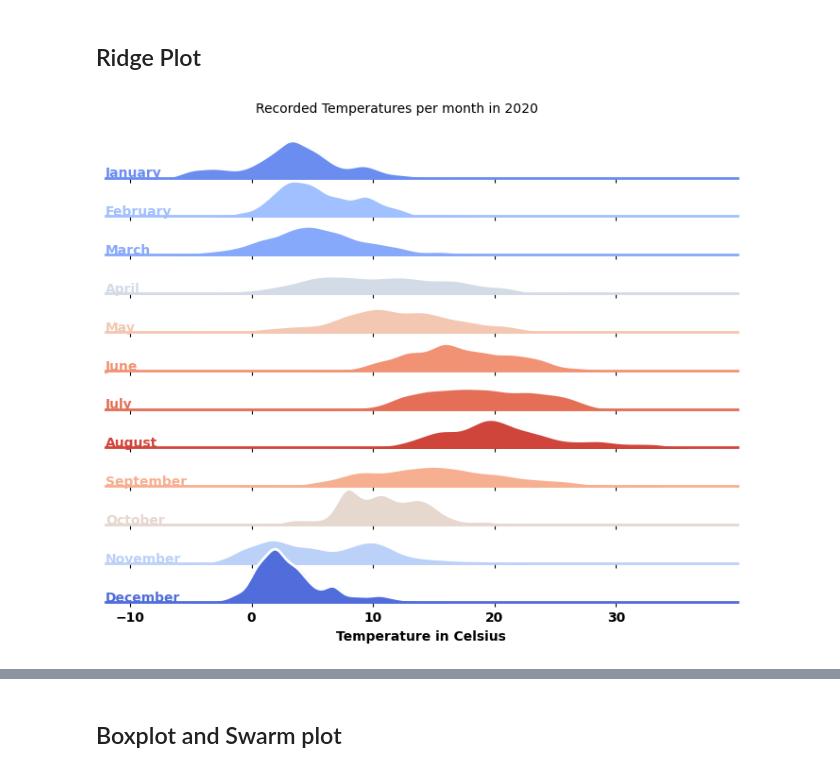
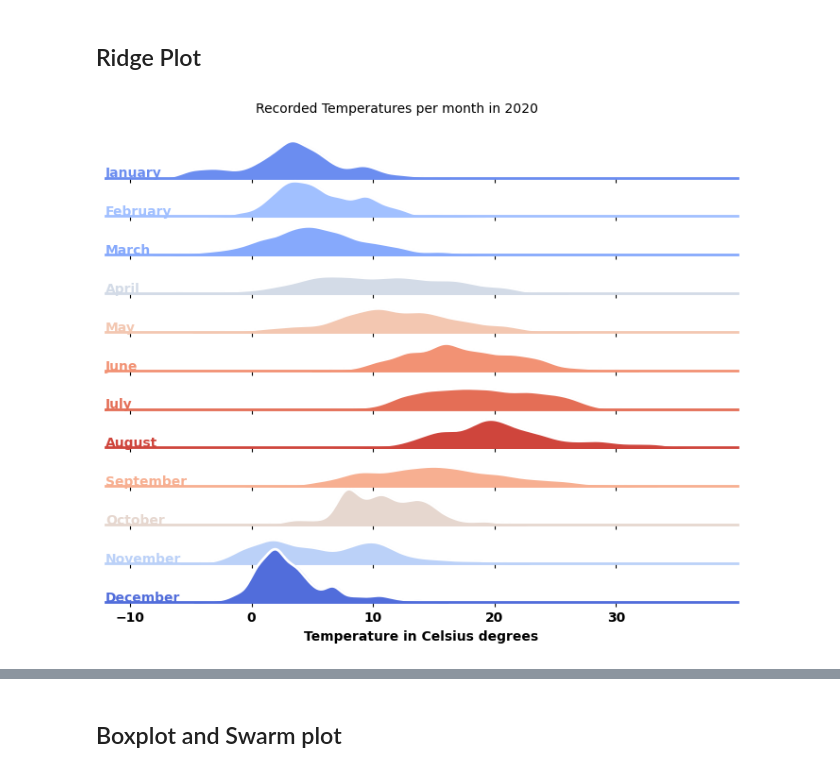
Before and after one commit to achrafkr/Data-Visualization, a Jupyter notebook: Notebooks/Weather_analysis.ipynb, the cells around one changed output, grey strips where cells are left out. Saved outputs shown, nothing was run; the diff lists cells and outputs as text; code cells hidden in the pictures.

```diff
--- a/Notebooks/Weather_analysis.ipynb
+++ b/Notebooks/Weather_analysis.ipynb
@@ -96,11 +96,11 @@ def display_ridge_plot(data, category, hour, minute, second=[0], day=list(range(
 # %%
 %%time
 hour = list(range(24))
 minute = list(range(60))
 title = "Recorded Temperatures per month in 2020"
-label = "Temperature in Celsius"
+label = "Temperature in Celsius degrees"
 args = dict(hour=hour, minute=minute, title=title, label=label)
 
 display_ridge_plot(data, 'T', **args)
 # %% [output]
-[figure, old version]
+[figure, new version]
```
Also changed, not shown: parts of 24 cells of this notebook.
